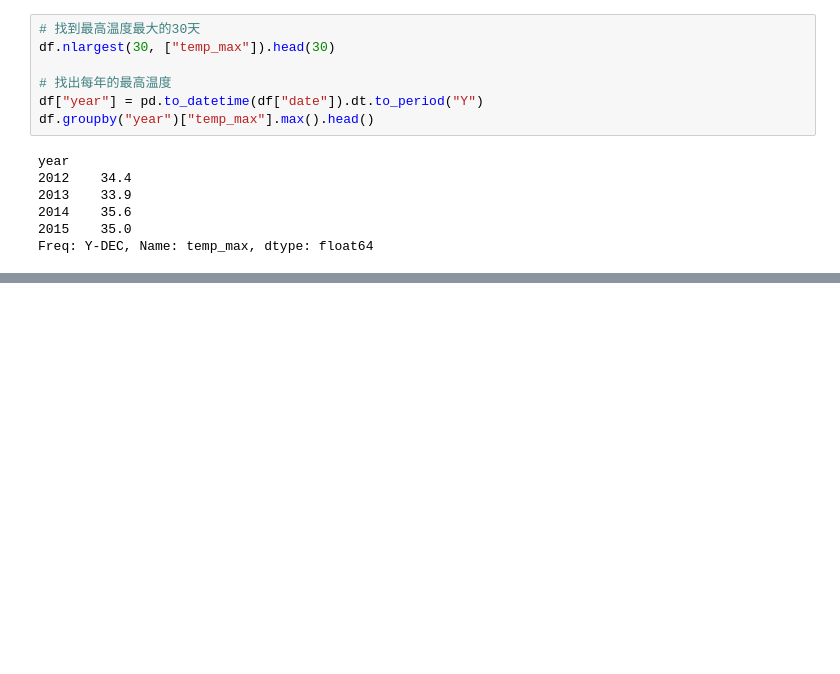
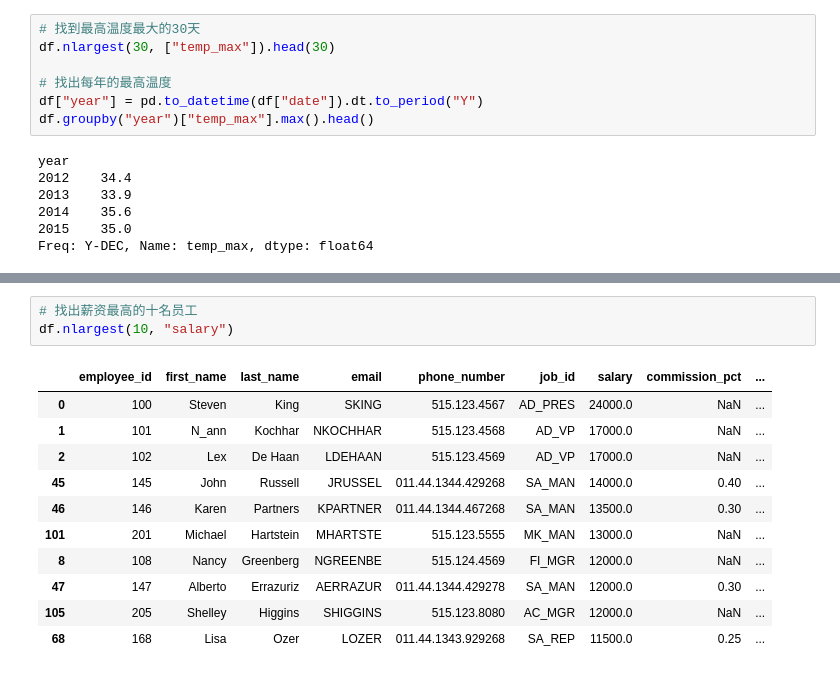
Before and after one commit to cyz2954929844/demo1, a Jupyter notebook: numpy_pandas/panda.ipynb, the cells around one changed output, grey strips where cells are left out. Drawn from its saved outputs; the diff is of its cells as text; blank space fills up the shorter version.

```diff
--- a/numpy_pandas/panda.ipynb
+++ b/numpy_pandas/panda.ipynb
@@ -328,0 +353,15 @@ Freq: Y-DEC, Name: temp_max, dtype: float64
+# %%
+# 找出薪资最高的十名员工
+df.nlargest(10, "salary")
+# %% [output]
+|  | employee_id | first_name | last_name | email | phone_number | job_id | salary | commission_pct | ... |
+| 0 | 100 | Steven | King | SKING | 515.123.4567 | AD_PRES | 24000.0 | NaN | ... |
+| 1 | 101 | N_ann | Kochhar | NKOCHHAR | 515.123.4568 | AD_VP | 17000.0 | NaN | ... |
+| 2 | 102 | Lex | De Haan | LDEHAAN | 515.123.4569 | AD_VP | 17000.0 | NaN | ... |
+| 45 | 145 | John | Russell | JRUSSEL | 011.44.1344.429268 | SA_MAN | 14000.0 | 0.40 | ... |
+| 46 | 146 | Karen | Partners | KPARTNER | 011.44.1344.467268 | SA_MAN | 13500.0 | 0.30 | ... |
+| 101 | 201 | Michael | Hartstein | MHARTSTE | 515.123.5555 | MK_MAN | 13000.0 | NaN | ... |
+| 8 | 108 | Nancy | Greenberg | NGREENBE | 515.124.4569 | FI_MGR | 12000.0 | NaN | ... |
+| 47 | 147 | Alberto | Errazuriz | AERRAZUR | 011.44.1344.429278 | SA_MAN | 12000.0 | 0.30 | ... |
+| 105 | 205 | Shelley | Higgins | SHIGGINS | 515.123.8080 | AC_MGR | 12000.0 | NaN | ... |
+| 68 | 168 | Lisa | Ozer | LOZER | 011.44.1343.929268 | SA_REP | 11500.0 | 0.25 | ... |
```
Also changed, not shown: parts of 57 cells of this notebook.
